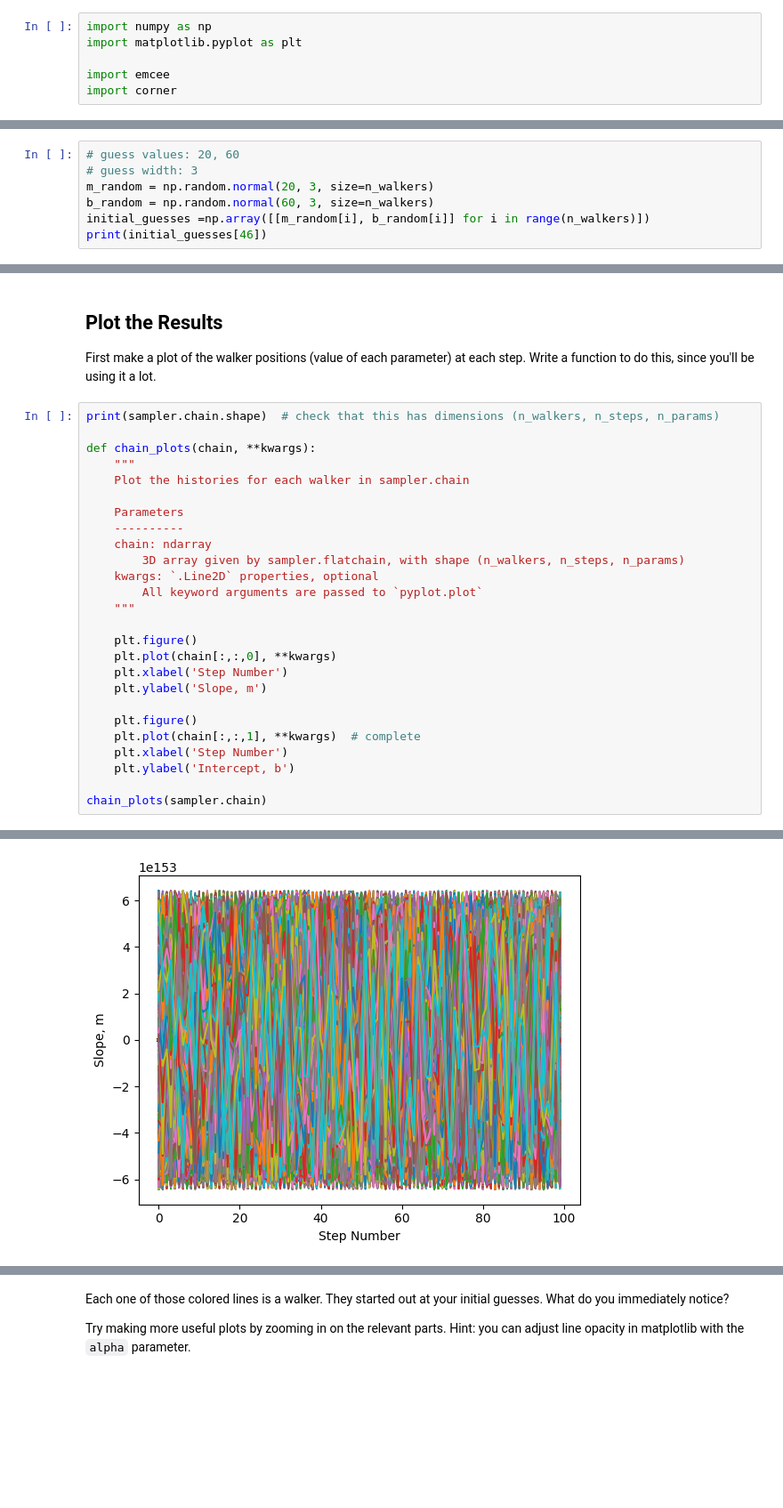
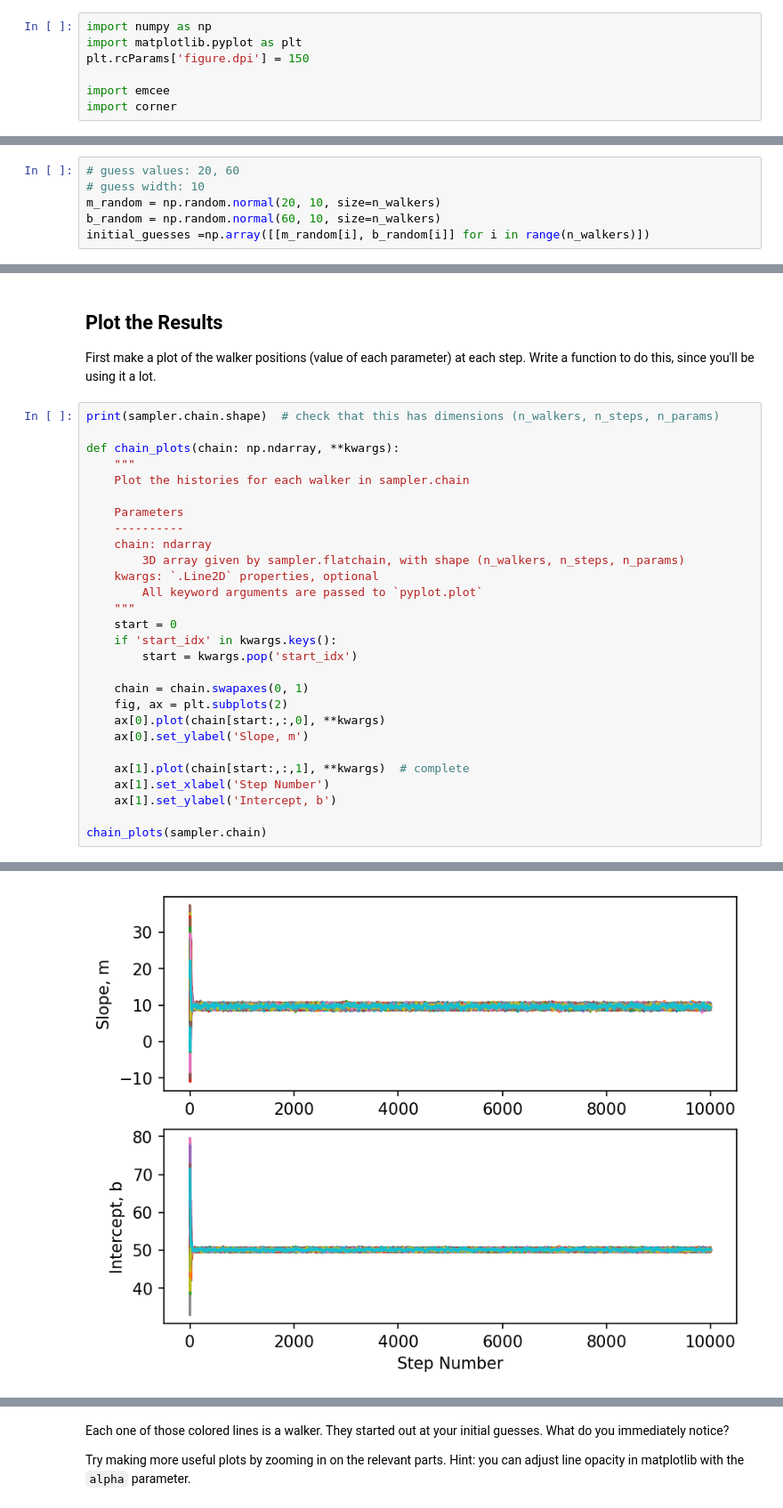
Before and after one commit to ASTR154/bayesian-statistics, a Jupyter notebook: mcmc_line_fitting.ipynb, the cells around one changed output, grey strips where cells are left out. Shown at 89% size. Saved outputs shown, nothing was run; the diff lists cells and outputs as text; blank space fills up the shorter version.

Commit message:
Almost done, just need to figure out the marginalization over each parameter part from Tuesday's class.

```diff
--- a/mcmc_line_fitting.ipynb
+++ b/mcmc_line_fitting.ipynb
@@ -6,6 +6,7 @@ Updated by Griffin Hosseinzadeh (2025 April 30)
 # %%
 import numpy as np
 import matplotlib.pyplot as plt
+plt.rcParams['figure.dpi'] = 150
 
 import emcee
 import corner
@@ -133,8 +133,7 @@ args = [x, y, dy]
 You'll need to give initial guesses for each walker, which you can draw randomly from the prior.
 # %%
 # guess values: 20, 60
-# guess width: 3
-m_random = np.random.normal(20, 3, size=n_walkers)
-b_random = np.random.normal(60, 3, size=n_walkers)
+# guess width: 10
+m_random = np.random.normal(20, 10, size=n_walkers)
+b_random = np.random.normal(60, 10, size=n_walkers)
 initial_guesses =np.array([[m_random[i], b_random[i]] for i in range(n_walkers)])
-print(initial_guesses[46])
@@ -178,29 +171,31 @@ First make a plot of the walker positions (value of each parameter) at each step
 # %%
 print(sampler.chain.shape)  # check that this has dimensions (n_walkers, n_steps, n_params)
 
-def chain_plots(chain, **kwargs):
+def chain_plots(chain: np.ndarray, **kwargs):
     """
     Plot the histories for each walker in sampler.chain
 
     Parameters
     ----------
     chain: ndarray
         3D array given by sampler.flatchain, with shape (n_walkers, n_steps, n_params)
     kwargs: `.Line2D` properties, optional
         All keyword arguments are passed to `pyplot.plot`
     """
+    start = 0
+    if 'start_idx' in kwargs.keys():
+        start = kwargs.pop('start_idx')
 
-    plt.figure()
-    plt.plot(chain[:,:,0], **kwargs)
-    plt.xlabel('Step Number')
-    plt.ylabel('Slope, m')
+    chain = chain.swapaxes(0, 1)
+    fig, ax = plt.subplots(2)
+    ax[0].plot(chain[start:,:,0], **kwargs)
+    ax[0].set_ylabel('Slope, m')
 
-    plt.figure()
-    plt.plot(chain[:,:,1], **kwargs)  # complete
-    plt.xlabel('Step Number')
-    plt.ylabel('Intercept, b')
+    ax[1].plot(chain[start:,:,1], **kwargs)  # complete
+    ax[1].set_xlabel('Step Number')
+    ax[1].set_ylabel('Intercept, b')
 
 chain_plots(sampler.chain)
 # %% [output]
 (100, 10000, 2)
-[figure, old version]
+[figure, new version]
```
Also changed, not shown: parts of 19 cells of this notebook, 1 other file.
